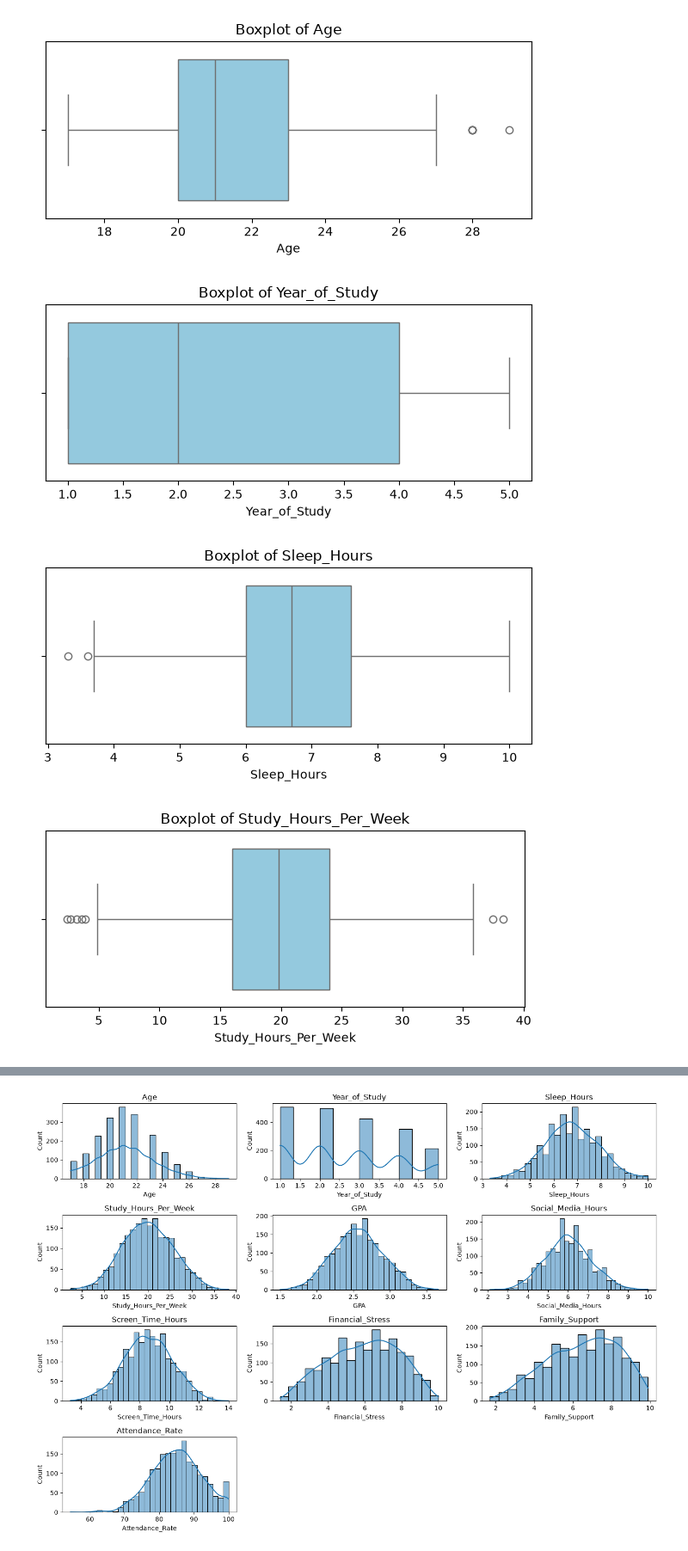
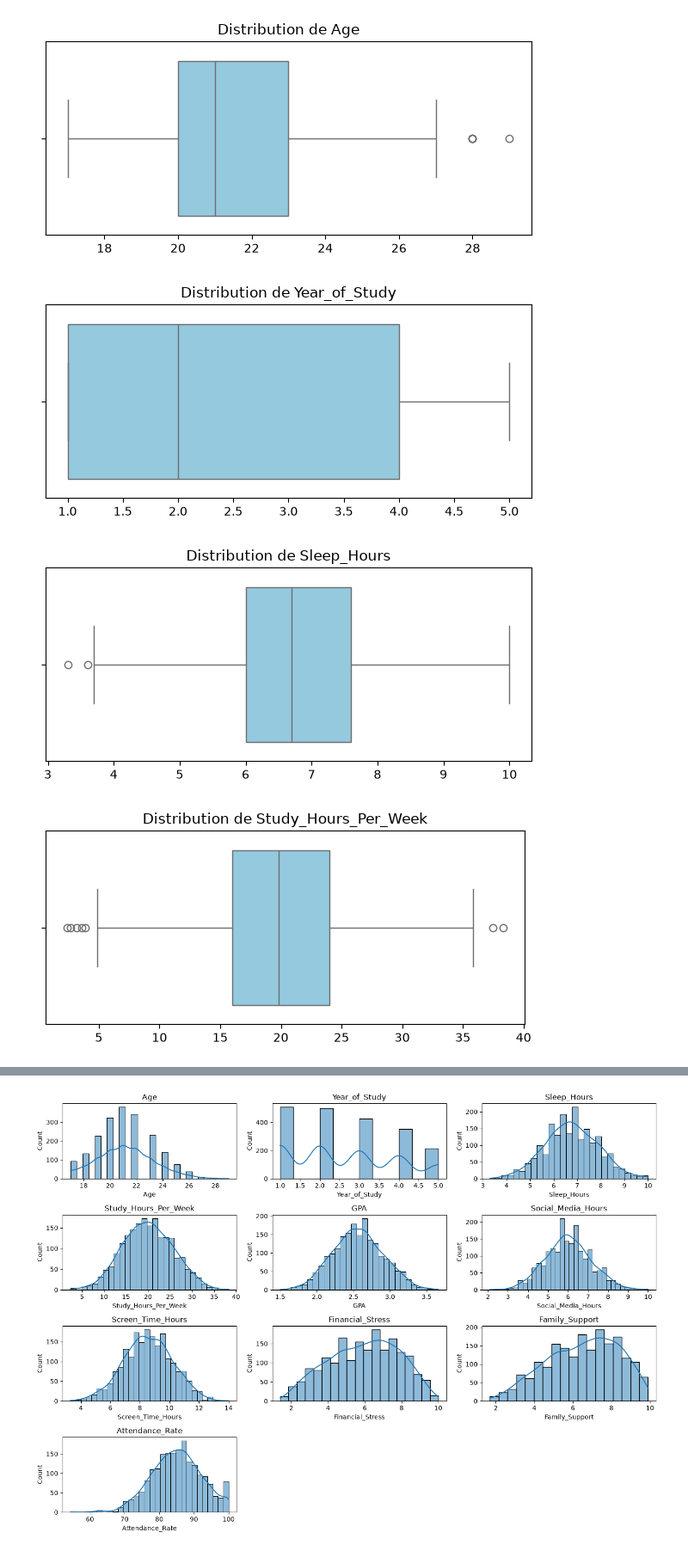
Before and after one commit to MouadBoumahdi/Student-Mental-Health, a Jupyter notebook: notebooks/01_eda.ipynb, the cells around one changed output, grey strips where cells are left out. Shown at 86% size. Saved outputs shown, nothing was run; the diff lists cells and outputs as text; code cells hidden in the pictures.

```diff
--- a/notebooks/01_eda.ipynb
+++ b/notebooks/01_eda.ipynb
@@ -72,19 +81,16 @@ Financial_Stress       10.00
 Family_Support          9.90
 Attendance_Rate       100.00
 # %%
-# 1. Vérification des limites physiques et logiques
-incoherences = {
-    'Age < 15 ou > 40': len(student_df[(student_df['Age'] < 15) | (student_df['Age'] > 40)]),
-    'Sleep_Hours < 0 ou > 24': len(student_df[(student_df['Sleep_Hours'] < 0) | (student_df['Sleep_Hours'] > 24)]),
-    'GPA < 0 ou > 4': len(student_df[(student_df['GPA'] < 0) | (student_df['GPA'] > 4)]),
-    'Attendance_Rate < 0 ou > 100': len(student_df[(student_df['Attendance_Rate'] < 0) | (student_df['Attendance_Rate'] > 100)]),
-    'Social_Media > Screen_Time': len(student_df[student_df['Social_Media_Hours'] > student_df['Screen_Time_Hours']])
+anomalies = {
+    'Âge (<15 ou >40)': ((student_df['Age'] < 15) | (student_df['Age'] > 40)).sum(),
+    'Sommeil (<0 ou >24h)': ((student_df['Sleep_Hours'] < 0) | (student_df['Sleep_Hours'] > 24)).sum(),
+    'GPA (<0 ou >4)': ((student_df['GPA'] < 0) | (student_df['GPA'] > 4)).sum(),
+    'Assiduité (<0 ou >100%)': ((student_df['Attendance_Rate'] < 0) | (student_df['Attendance_Rate'] > 100)).sum(),
+    'Réseaux > Écran': (student_df['Social_Media_Hours'] > student_df['Screen_Time_Hours']).sum()
 }
 
-# 2. Affichage des résultats
-for regle, nb in incoherences.items():
-    print(f"{regle} : {nb} anomalie(s)")
+for k, v in anomalies.items():
+    print(f"{k}: {v}")
 
-# Supprimer les lignes avec incohérence
-student_df = student_df[student_df['Social_Media_Hours'] <= student_df['Screen_Time_Hours']]
+student_df = student_df[(student_df['Social_Media_Hours'] <= student_df['Screen_Time_Hours']) | (student_df['Social_Media_Hours'].isna())].copy()
 # %% [output]
@@ -96,17 +102,18 @@ Social_Media > Screen_Time : 0 anomalie(s)
 # %%
 import matplotlib.pyplot as plt
 import seaborn as sns
 
 num_cols = student_df.select_dtypes(include="number").columns
 
 for col in num_cols:
     plt.figure(figsize=(6, 3))
     sns.boxplot(x=student_df[col], color='skyblue')
-    plt.title(f"Boxplot of {col}")
+    plt.title(f"Distribution de {col}")
+    plt.xlabel("")
     plt.tight_layout()
     plt.show()
 # %% [output]
-[figure, old version]
+[figure, new version]
-[figure, old version]
+[figure, new version]
-[figure, old version]
+[figure, new version]
-[figure, old version]
+[figure, new version]
```
Also changed, not shown: parts of 8 cells of this notebook, 4 other files.
